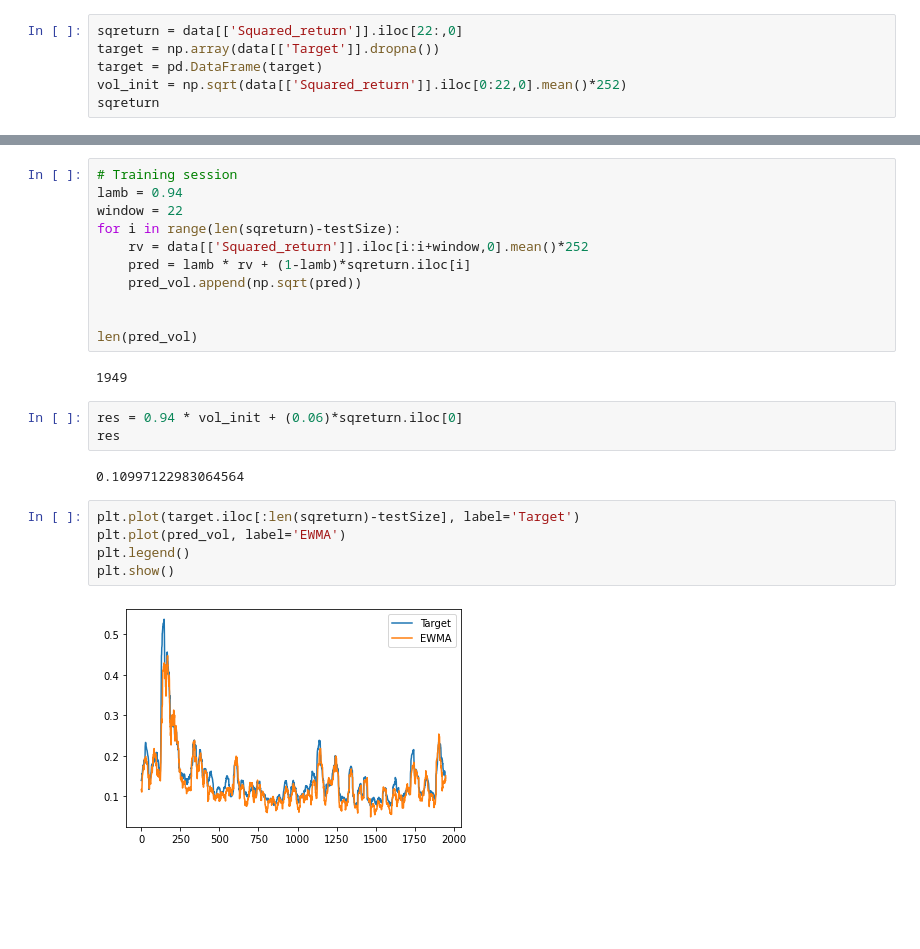
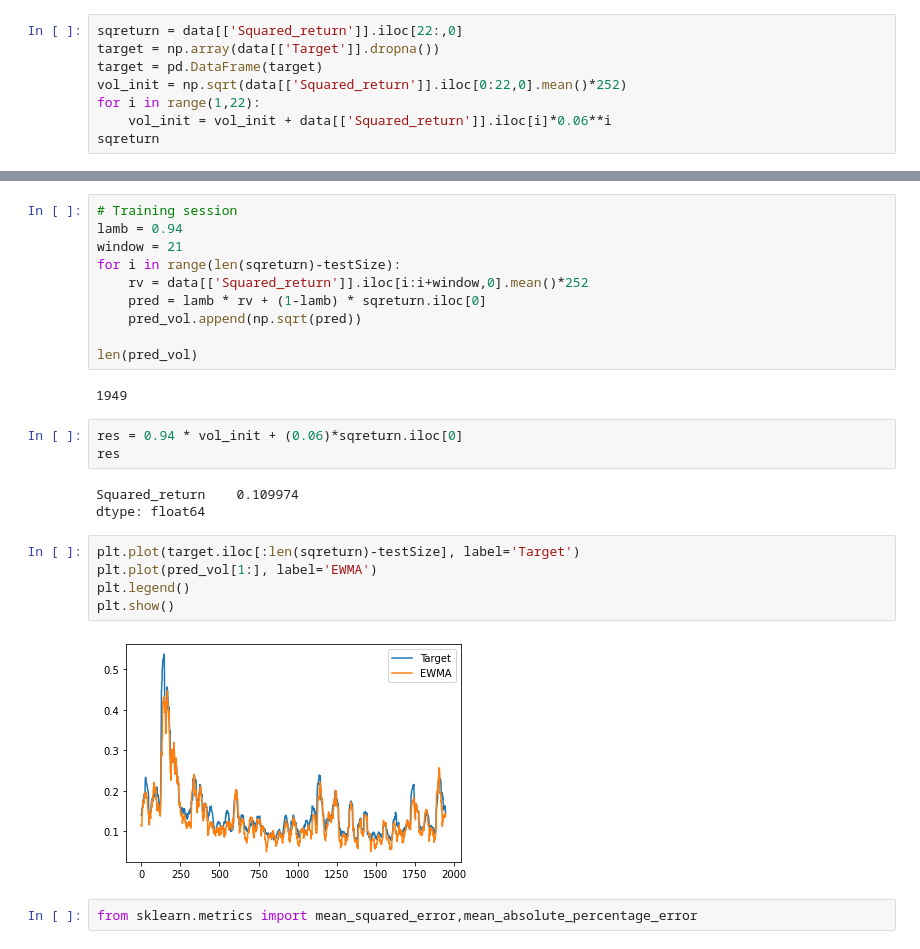
Before and after one commit to eddie8615/cs_project, a Jupyter notebook: ewma_temp.ipynb, the cells around one changed output, grey strips where cells are left out. Cells and saved outputs as stored; diff of their text form; blank space fills up the shorter version.

```diff
--- a/ewma_temp.ipynb
+++ b/ewma_temp.ipynb
@@ -49,6 +49,8 @@ sqreturn = data[['Squared_return']].iloc[22:,0]
 target = np.array(data[['Target']].dropna())
 target = pd.DataFrame(target)
 vol_init = np.sqrt(data[['Squared_return']].iloc[0:22,0].mean()*252)
+for i in range(1,22):
+    vol_init = vol_init + data[['Squared_return']].iloc[i]*0.06**i
 sqreturn
 # %% [output]
 22      2.185806e-05
@@ -75,13 +93,12 @@ vol_init
 # %%
 # Training session
 lamb = 0.94
-window = 22
+window = 21
 for i in range(len(sqreturn)-testSize):
     rv = data[['Squared_return']].iloc[i:i+window,0].mean()*252
-    pred = lamb * rv + (1-lamb)*sqreturn.iloc[i]
+    pred = lamb * rv + (1-lamb) * sqreturn.iloc[0]
     pred_vol.append(np.sqrt(pred))
 
-
 len(pred_vol)
 # %% [output]
 1949
@@ -89,11 +106,14 @@ len(pred_vol)
 res = 0.94 * vol_init + (0.06)*sqreturn.iloc[0]
 res
 # %% [output]
-0.10997122983064564
+Squared_return    0.109974
+dtype: float64
 # %%
 plt.plot(target.iloc[:len(sqreturn)-testSize], label='Target')
-plt.plot(pred_vol, label='EWMA')
+plt.plot(pred_vol[1:], label='EWMA')
 plt.legend()
 plt.show()
 # %% [output]
-[figure, old version]
+[figure, new version]
+# %%
+from sklearn.metrics import mean_squared_error,mean_absolute_percentage_error
```
Also changed, not shown: parts of 7 cells of this notebook, 7 other files.
